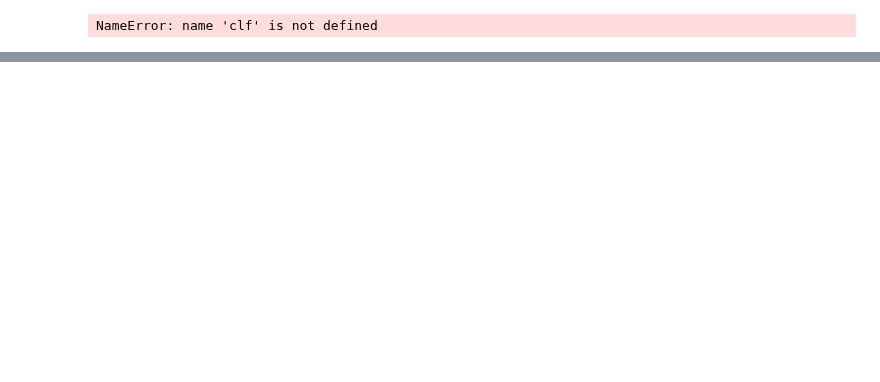
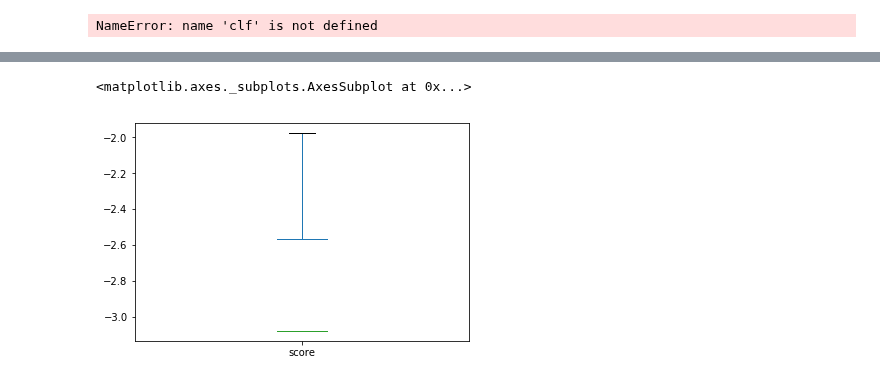
Before and after one commit to garandria/ProjetIrma, a Jupyter notebook: csv_kernels/TUXML-basic.ipynb, the cells around one changed output, grey strips where cells are left out. Cells and saved outputs as stored; diff of their text form; code cells hidden in the pictures; blank space fills up the shorter version.

```diff
--- a/csv_kernels/TUXML-basic.ipynb
+++ b/csv_kernels/TUXML-basic.ipynb
@@ -966,0 +1064,9 @@ rawtuxdata.info(memory_usage='deep')
+# %%
+dalgo = pd.DataFrame(columns=['algo', 'score'])
+i = 0
+for lalgo in lalgos:
+    i = i + 1
+    dalgo.loc[i] = lalgo, lalgos[lalgo]['internal_cv_score']
+#    dalgo['algo'] = lalgo
+#    dalgo['score'] = lalgos[lalgo]['internal_cv_score']
+    print(lalgo, lalgos[lalgo]['internal_cv_score'])
@@ -966,0 +1112,6 @@ rawtuxdata.info(memory_usage='deep')
+# %%
+
+(dalgo.query("score != inf")['score'] / 1048576).plot.box()
+# %% [output]
+<matplotlib.axes._subplots.AxesSubplot at 0x...>
+[figure, added]
```
Also changed, not shown: parts of 5 cells of this notebook.
